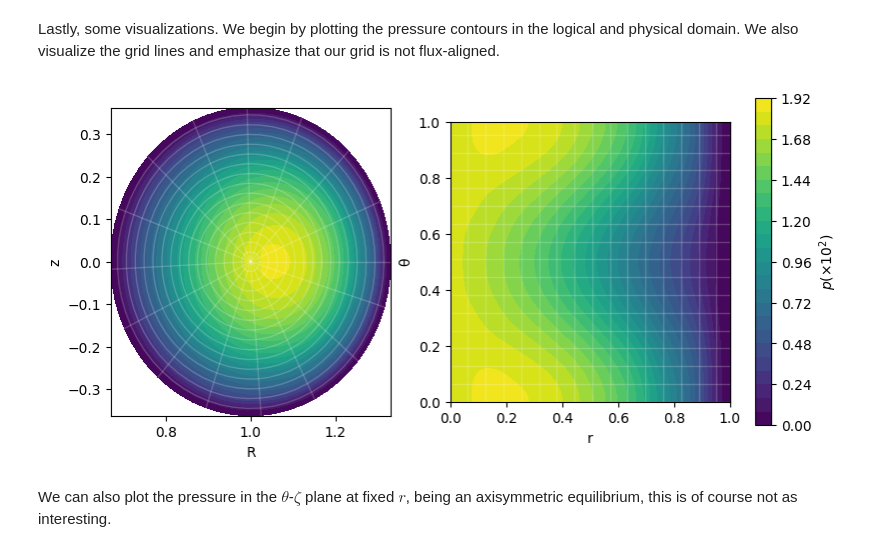
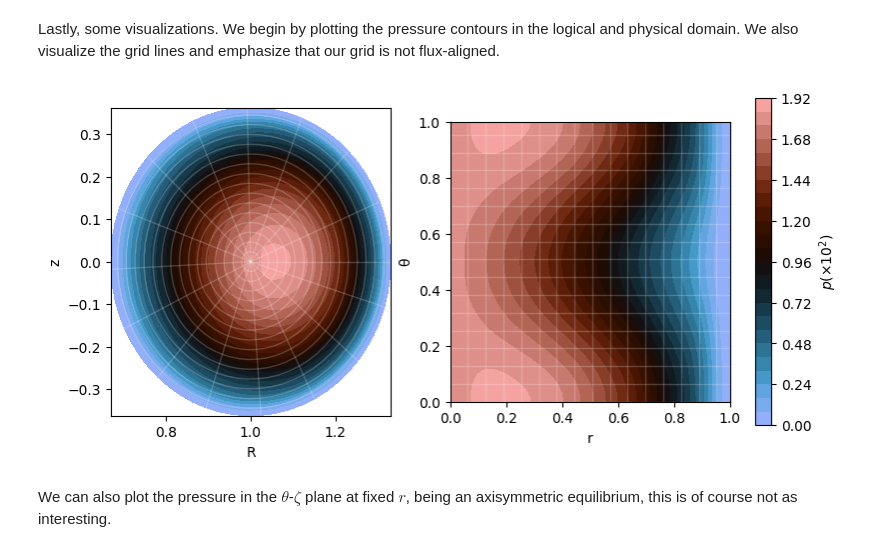
Before and after one commit to ToBlick/mrx, a Jupyter notebook: MRX_tokamak_demo.ipynb, the cells around one changed output. Cells and saved outputs as stored; diff of their text form; code cells hidden in the pictures.

```diff
--- a/MRX_tokamak_demo.ipynb
+++ b/MRX_tokamak_demo.ipynb
@@ -222,7 +222,7 @@ def body_fn(state, _):
     state = jax.lax.cond(failed, on_fail, on_success, state)
     return state, None
 # %%
-for i in range(5):
+for i in range(10):
     # ---- run scan ----
     state, _ = jax.lax.scan(body_fn, state, jnp.arange(num_iters_inner))
     force_trace.append(state.force_norm)
@@ -288,11 +259,11 @@ Lastly, some visualizations. We begin by plotting the pressure contours in the l
 # %%
 p_dof = get_pressure(state.B_n)
 p_h = jax.jit(DiscreteFunction(p_dof, Seq.Lambda_0, Seq.E0)) # p as a function of logical coordinates
 
-fig = plot_scalar_fct_physical_logical(p_h, Phi, n_vis=64, logical_plane='r_theta', cbar_label="$p (\\times 10^2)$")
+fig = plot_scalar_fct_physical_logical(p_h, Phi, n_vis=64, logical_plane='r_theta', cbar_label="$p (\\times 10^2)$", cmap="berlin")
 plt.show()
 # %% [output]
-[figure, old version]
+[figure, new version]
 # %% [markdown]
 We can also plot the pressure in the $\theta$-$\zeta$ plane at fixed $r$, being an axisymmetric equilibrium, this is of course not as interesting.
 # %%
```
Also changed, not shown: parts of 20 cells of this notebook.
